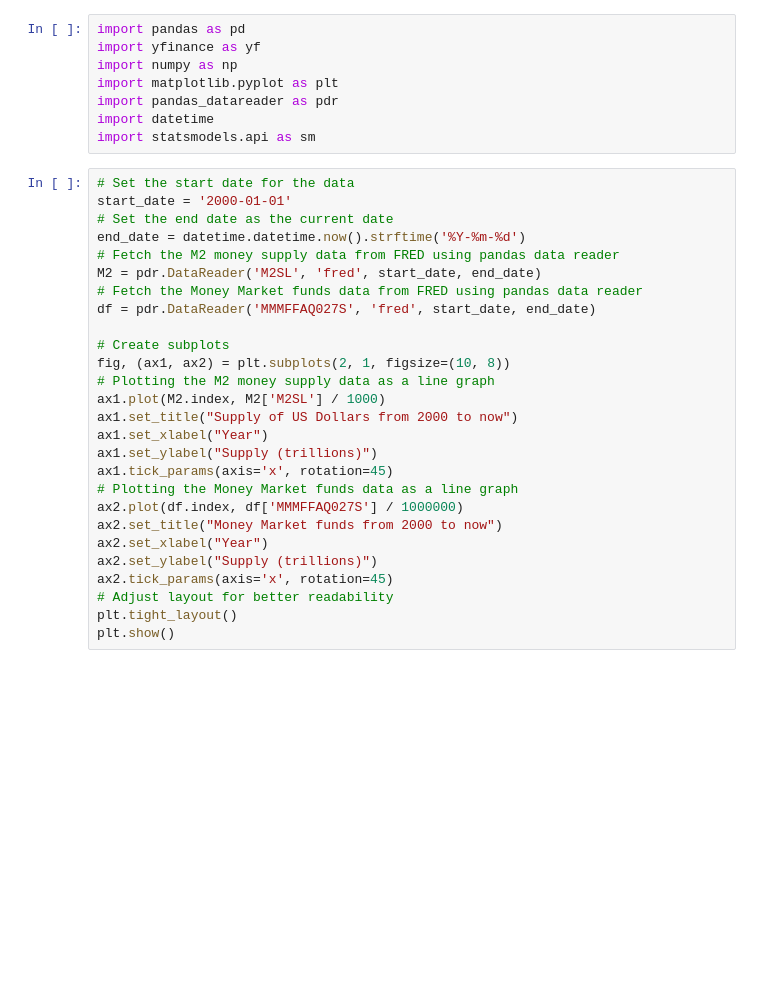
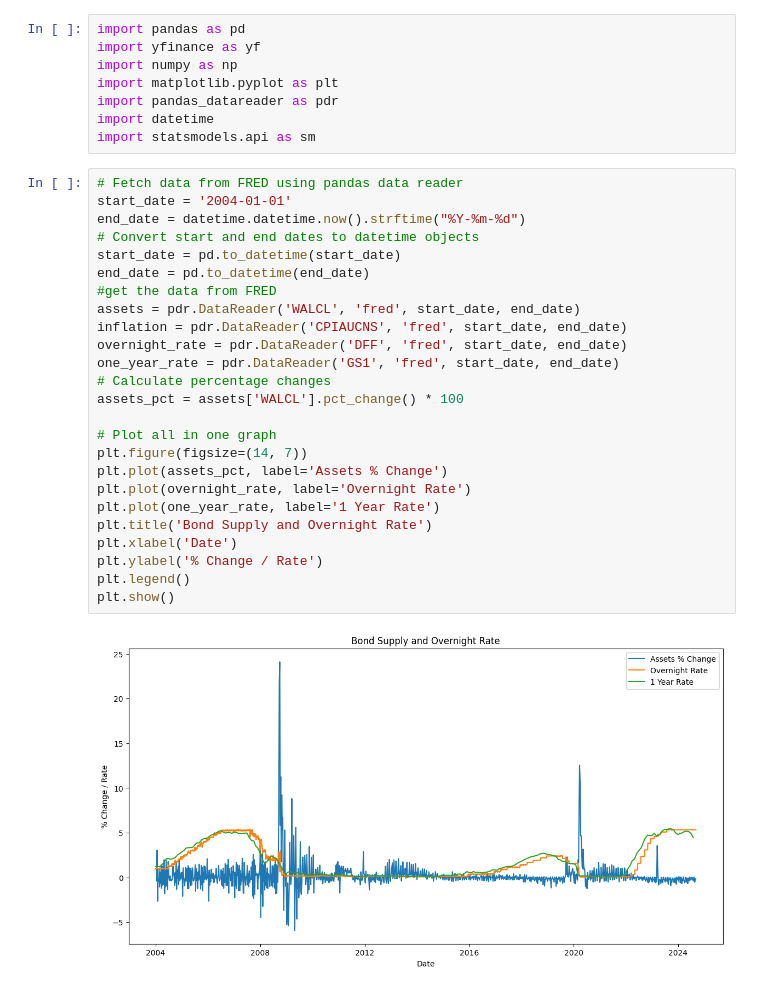
Before and after one commit to eklenks/Code, a Jupyter notebook: Bond_Program.ipynb, the cells around one changed output. Saved outputs shown, nothing was run; the diff lists cells and outputs as text; blank space fills up the shorter version.

```diff
--- a/Bond_Program.ipynb
+++ b/Bond_Program.ipynb
@@ -6,30 +6,30 @@ import matplotlib.pyplot as plt
 import pandas_datareader as pdr
 import datetime
 import statsmodels.api as sm
-# %%
-# Set the start date for the data
-start_date = '2000-01-01'
-# Set the end date as the current date
-end_date = datetime.datetime.now().strftime('%Y-%m-%d')
-# Fetch the M2 money supply data from FRED using pandas data reader
-M2 = pdr.DataReader('M2SL', 'fred', start_date, end_date)
-# Fetch the Money Market funds data from FRED using pandas data reader
-df = pdr.DataReader('MMMFFAQ027S', 'fred', start_date, end_date)
-
-# Create subplots
-fig, (ax1, ax2) = plt.subplots(2, 1, figsize=(10, 8))
-# Plotting the M2 money supply data as a line graph
-ax1.plot(M2.index, M2['M2SL'] / 1000)
-ax1.set_title("Supply of US Dollars from 2000 to now")
-ax1.set_xlabel("Year")
-ax1.set_ylabel("Supply (trillions)")
-ax1.tick_params(axis='x', rotation=45)
-# Plotting the Money Market funds data as a line graph
-ax2.plot(df.index, df['MMMFFAQ027S'] / 1000000)
-ax2.set_title("Money Market funds from 2000 to now")
-ax2.set_xlabel("Year")
-ax2.set_ylabel("Supply (trillions)")
-ax2.tick_params(axis='x', rotation=45)
-# Adjust layout for better readability
-plt.tight_layout()
-plt.show()
+# %%
+# Fetch data from FRED using pandas data reader
+start_date = '2004-01-01'
+end_date = datetime.datetime.now().strftime("%Y-%m-%d")
+# Convert start and end dates to datetime objects
+start_date = pd.to_datetime(start_date)
+end_date = pd.to_datetime(end_date)
+#get the data from FRED
+assets = pdr.DataReader('WALCL', 'fred', start_date, end_date)
+inflation = pdr.DataReader('CPIAUCNS', 'fred', start_date, end_date)
+overnight_rate = pdr.DataReader('DFF', 'fred', start_date, end_date)
+one_year_rate = pdr.DataReader('GS1', 'fred', start_date, end_date)
+# Calculate percentage changes
+assets_pct = assets['WALCL'].pct_change() * 100
+
+# Plot all in one graph
+plt.figure(figsize=(14, 7))
+plt.plot(assets_pct, label='Assets % Change')
+plt.plot(overnight_rate, label='Overnight Rate')
+plt.plot(one_year_rate, label='1 Year Rate')
+plt.title('Bond Supply and Overnight Rate')
+plt.xlabel('Date')
+plt.ylabel('% Change / Rate')
+plt.legend()
+plt.show()
+# %% [output]
+[figure, added]
```
Also changed, not shown: 2 other files.
